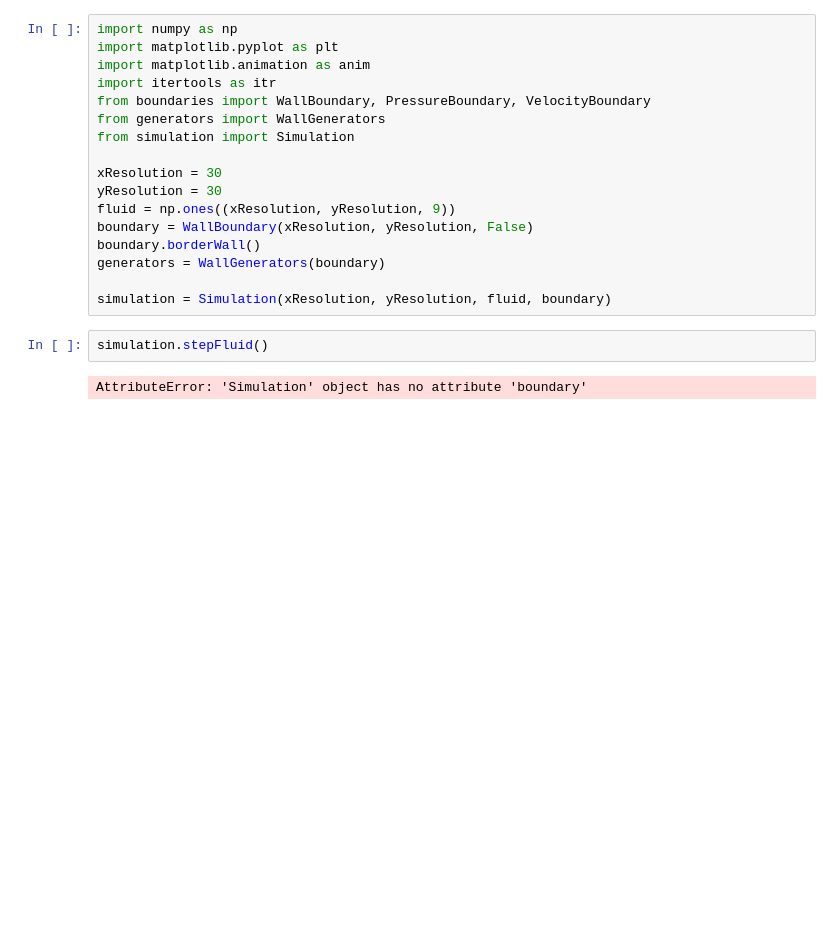
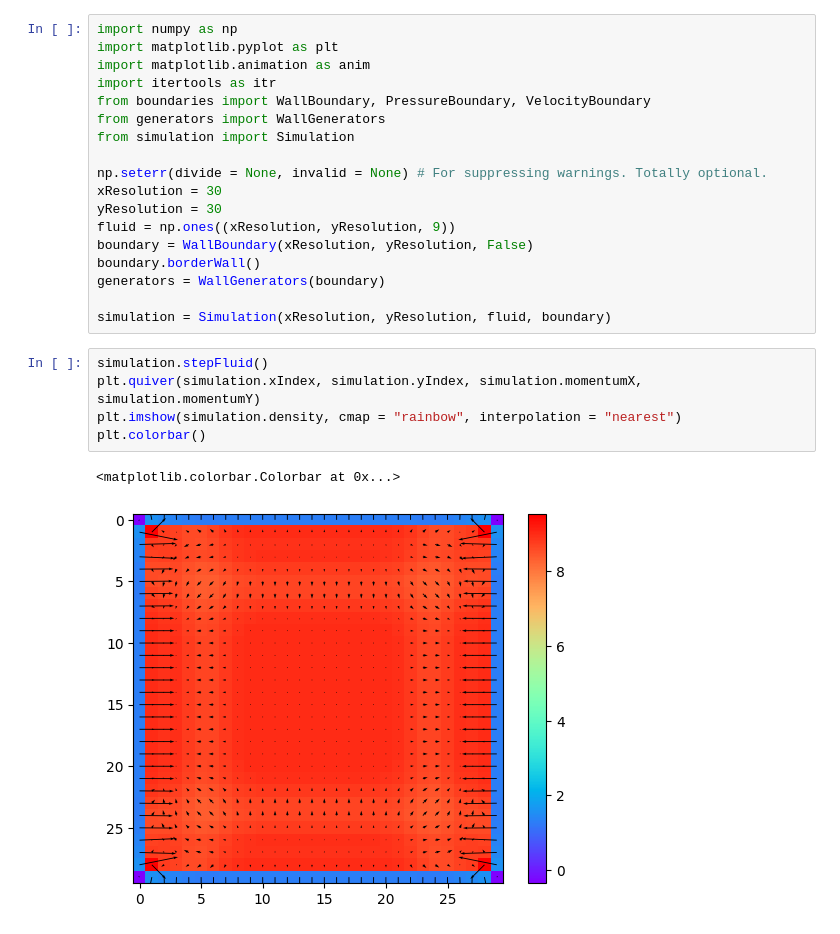
Before and after one commit to AtomThum/AIBuilder-LatticeBoltzmann, a Jupyter notebook: clstest.ipynb, the cells around one changed output. Saved outputs shown, nothing was run; the diff lists cells and outputs as text; blank space fills up the shorter version.

```diff
--- a/clstest.ipynb
+++ b/clstest.ipynb
@@ -7,6 +7,7 @@ from boundaries import WallBoundary, PressureBoundary, VelocityBoundary
 from generators import WallGenerators
 from simulation import Simulation
 
+np.seterr(divide = None, invalid = None) # For suppressing warnings. Totally optional.
 xResolution = 30
 yResolution = 30
 fluid = np.ones((xResolution, yResolution, 9))
@@ -15,7 +16,11 @@ boundary.borderWall()
 generators = WallGenerators(boundary)
 
 simulation = Simulation(xResolution, yResolution, fluid, boundary)
-# %%
-simulation.stepFluid()
-# %% [output]
-AttributeError: 'Simulation' object has no attribute 'boundary'
+# %%
+simulation.stepFluid()
+plt.quiver(simulation.xIndex, simulation.yIndex, simulation.momentumX, simulation.momentumY)
+plt.imshow(simulation.density, cmap = "rainbow", interpolation = "nearest")
+plt.colorbar()
+# %% [output]
+<matplotlib.colorbar.Colorbar at 0x...>
+[figure, added]
```
Also changed, not shown: 5 other files.
